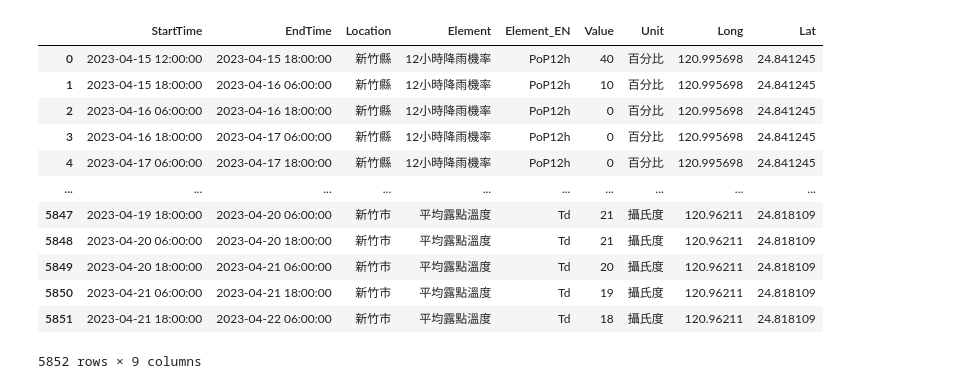
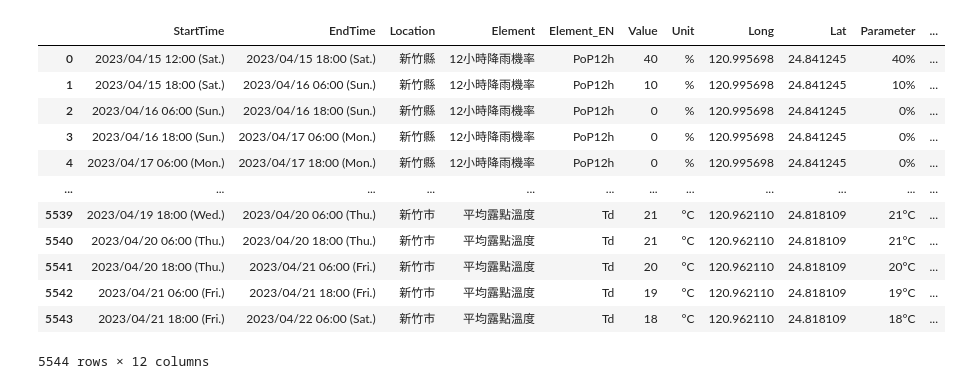
Before and after one commit to LeBronWilly/TW_Weather_FCST, a Jupyter notebook: Data_ETL Test.ipynb, the cells around one changed output. Saved outputs shown, nothing was run; the diff lists cells and outputs as text; code cells hidden in the pictures.

Commit message:
Do Data ETL & Prepare Relevant Files for V02

```diff
--- a/Data_ETL Test.ipynb
+++ b/Data_ETL Test.ipynb
@@ -73,7 +77,8 @@ data_df_pivot = data_df_pivot.rename(columns={"locationName": "Location", "Proba
 
 data_df_pivot
 # %%
-data_source = "https://opendata.cwb.gov.tw/api/v1/rest/datastore/F-D0047-091?Authorization=CWB-4FB338DD-B0B6-49EC-BDD4-8293D48B8071&sort=time"
+api_key_WF = "CWB-4FB338DD-B0B6-49EC-BDD4-8293D48B8071"
+data_source = "https://opendata.cwb.gov.tw/api/v1/rest/datastore/F-D0047-091?Authorization="+api_key_WF+"&sort=time"
 json_url = urllib.request.urlopen(data_source)
 data = json.loads(json_url.read())
 data
@@ -98,28 +85,64 @@ data
 # %%
+days_name = ["Mon.","Tue.","Wed.","Thu.","Fri.","Sat.","Sun."]
 data_df = pd.json_normalize(data["records"],
                             meta = [['locations','location','locationName'],
                                     ['locations','location','lon'],
                                     ['locations','location','lat'],
                                     ['locations',"location","weatherElement","elementName"],
                                     ['locations',"location","weatherElement","description"],
                                     ['locations',"location","weatherElement",'time',"startTime"],
                                     ['locations',"location","weatherElement",'time',"endTime"],
                                     ],
                             record_path = ['locations',"location","weatherElement",'time',"elementValue"])
 data_df.columns = ["Value","Unit","Location","Long","Lat","Element_EN","Element","StartTime","EndTime"]
 data_df = data_df[["StartTime","EndTime","Location","Element","Element_EN","Value","Unit","Long","Lat"]]
+data_df = data_df[data_df["Unit"]!="自定義 Wx 單位"].reset_index(drop=True)
+data_df["Unit"].replace("百分比", "%", inplace=True)
+data_df["Unit"].replace("8方位", "", inplace=True)
+data_df["Unit"].replace("紫外線指數", "", inplace=True)
+data_df["Unit"].replace("攝氏度", "°C", inplace=True)
+data_df["Unit"].replace("公尺/秒", "m/s", inplace=True)
+data_df["Unit"].replace("自定義 CI 文字", "", inplace=True)
+data_df["Unit"].replace("自定義 Wx 文字", "", inplace=True)
+data_df["Unit"].replace("自定義 Wx 單位", "", inplace=True)
+data_df.loc[(data_df["Element"].str.contains("紫外線指數")) & (data_df["Unit"].str.contains("曝曬級數")),
+            "Element"] = "曝曬級數"
+data_df.loc[(data_df["Element"].str.contains("最大風速")) & (data_df["Unit"].str.contains("蒲福風級")),
+            "Element"] = "蒲福風級"
+data_df.loc[(data_df["Element"].str.contains("最大舒適度指數")) & (~data_df["Value"].str.isdigit()),
+            "Element"] = "最大舒適度"
+data_df.loc[(data_df["Element"].str.contains("最小舒適度指數")) & (~data_df["Value"].str.isdigit()),
+            "Element"] = "最小舒適度"
+data_df["Unit"].replace("曝曬級數", "", inplace=True)
+data_df["Unit"].replace("蒲福風級", "", inplace=True)
+data_df["Unit"].replace("NA", "", inplace=True)
+data_df["Unit"].replace("NA ", "", inplace=True)
+data_df["Unit"].replace(" ", "", inplace=True)
+data_df["Value"].replace("<= 1", "≤1", inplace=True)
+data_df["Parameter"] = data_df["Value"] + data_df["Unit"]
+data_df["Parameter"].replace(" %", "-", inplace=True)
+# data_df["Element_EN"].replace("Wx", "Weather FCST", inplace=True)
+# data_df["Element_EN"].replace("WeatherDescription", "Weather Desc", inplace=True)
+data_df["StartTime"] = data_df["StartTime"].apply(lambda x: x.replace("-", "/")[:-3])
+data_df["StartTime"] = data_df["StartTime"].apply(lambda x: x+" ("+days_name[datetime.strptime(x, '%Y/%m/%d %H:%M').weekday()]+")")
+data_df["EndTime"] = data_df["EndTime"].apply(lambda x: x.replace("-", "/")[:-3])
+data_df["EndTime"] = data_df["EndTime"].apply(lambda x: x+" ("+days_name[datetime.strptime(x, '%Y/%m/%d %H:%M').weekday()]+")")
+data_df = data_df.merge(TW_Region, how="left", left_on='Location', right_on='City/County', validate="many_to_one")
+data_df["Location"].replace("臺", "台", inplace=True, regex=True)
+data_df["Long"] = data_df["Long"].astype(float)
+data_df["Lat"] = data_df["Lat"].astype(float)
 data_df
 # %% [output]
-|  | StartTime | EndTime | Location | Element | Element_EN | Value | Unit | Long | Lat |
-| 0 | 2023-04-15 12:00:00 | 2023-04-15 18:00:00 | 新竹縣 | 12小時降雨機率 | PoP12h | 40 | 百分比 | 120.995698 | 24.841245 |
-| 1 | 2023-04-15 18:00:00 | 2023-04-16 06:00:00 | 新竹縣 | 12小時降雨機率 | PoP12h | 10 | 百分比 | 120.995698 | 24.841245 |
-| 2 | 2023-04-16 06:00:00 | 2023-04-16 18:00:00 | 新竹縣 | 12小時降雨機率 | PoP12h | 0 | 百分比 | 120.995698 | 24.841245 |
-| 3 | 2023-04-16 18:00:00 | 2023-04-17 06:00:00 | 新竹縣 | 12小時降雨機率 | PoP12h | 0 | 百分比 | 120.995698 | 24.841245 |
-| 4 | 2023-04-17 06:00:00 | 2023-04-17 18:00:00 | 新竹縣 | 12小時降雨機率 | PoP12h | 0 | 百分比 | 120.995698 | 24.841245 |
-| ... | ... | ... | ... | ... | ... | ... | ... | ... | ... |
-| 5847 | 2023-04-19 18:00:00 | 2023-04-20 06:00:00 | 新竹市 | 平均露點溫度 | Td | 21 | 攝氏度 | 120.96211 | 24.818109 |
-| 5848 | 2023-04-20 06:00:00 | 2023-04-20 18:00:00 | 新竹市 | 平均露點溫度 | Td | 21 | 攝氏度 | 120.96211 | 24.818109 |
-| 5849 | 2023-04-20 18:00:00 | 2023-04-21 06:00:00 | 新竹市 | 平均露點溫度 | Td | 20 | 攝氏度 | 120.96211 | 24.818109 |
-| 5850 | 2023-04-21 06:00:00 | 2023-04-21 18:00:00 | 新竹市 | 平均露點溫度 | Td | 19 | 攝氏度 | 120.96211 | 24.818109 |
-| 5851 | 2023-04-21 18:00:00 | 2023-04-22 06:00:00 | 新竹市 | 平均露點溫度 | Td | 18 | 攝氏度 | 120.96211 | 24.818109 |
+|  | StartTime | EndTime | Location | Element | Element_EN | Value | Unit | Long | Lat | Parameter | ... |
+| 0 | 2023/04/15 12:00 (Sat.) | 2023/04/15 18:00 (Sat.) | 新竹縣 | 12小時降雨機率 | PoP12h | 40 | % | 120.995698 | 24.841245 | 40% | ... |
+| 1 | 2023/04/15 18:00 (Sat.) | 2023/04/16 06:00 (Sun.) | 新竹縣 | 12小時降雨機率 | PoP12h | 10 | % | 120.995698 | 24.841245 | 10% | ... |
+| 2 | 2023/04/16 06:00 (Sun.) | 2023/04/16 18:00 (Sun.) | 新竹縣 | 12小時降雨機率 | PoP12h | 0 | % | 120.995698 | 24.841245 | 0% | ... |
+| 3 | 2023/04/16 18:00 (Sun.) | 2023/04/17 06:00 (Mon.) | 新竹縣 | 12小時降雨機率 | PoP12h | 0 | % | 120.995698 | 24.841245 | 0% | ... |
+| 4 | 2023/04/17 06:00 (Mon.) | 2023/04/17 18:00 (Mon.) | 新竹縣 | 12小時降雨機率 | PoP12h | 0 | % | 120.995698 | 24.841245 | 0% | ... |
+| ... | ... | ... | ... | ... | ... | ... | ... | ... | ... | ... | ... |
+| 5539 | 2023/04/19 18:00 (Wed.) | 2023/04/20 06:00 (Thu.) | 新竹市 | 平均露點溫度 | Td | 21 | °C | 120.962110 | 24.818109 | 21°C | ... |
+| 5540 | 2023/04/20 06:00 (Thu.) | 2023/04/20 18:00 (Thu.) | 新竹市 | 平均露點溫度 | Td | 21 | °C | 120.962110 | 24.818109 | 21°C | ... |
+| 5541 | 2023/04/20 18:00 (Thu.) | 2023/04/21 06:00 (Fri.) | 新竹市 | 平均露點溫度 | Td | 20 | °C | 120.962110 | 24.818109 | 20°C | ... |
+| 5542 | 2023/04/21 06:00 (Fri.) | 2023/04/21 18:00 (Fri.) | 新竹市 | 平均露點溫度 | Td | 19 | °C | 120.962110 | 24.818109 | 19°C | ... |
+| 5543 | 2023/04/21 18:00 (Fri.) | 2023/04/22 06:00 (Sat.) | 新竹市 | 平均露點溫度 | Td | 18 | °C | 120.962110 | 24.818109 | 18°C | ... |
-5852 rows × 9 columns
+5544 rows × 12 columns
```
Also changed, not shown: parts of 7 cells of this notebook, 3 other files.
